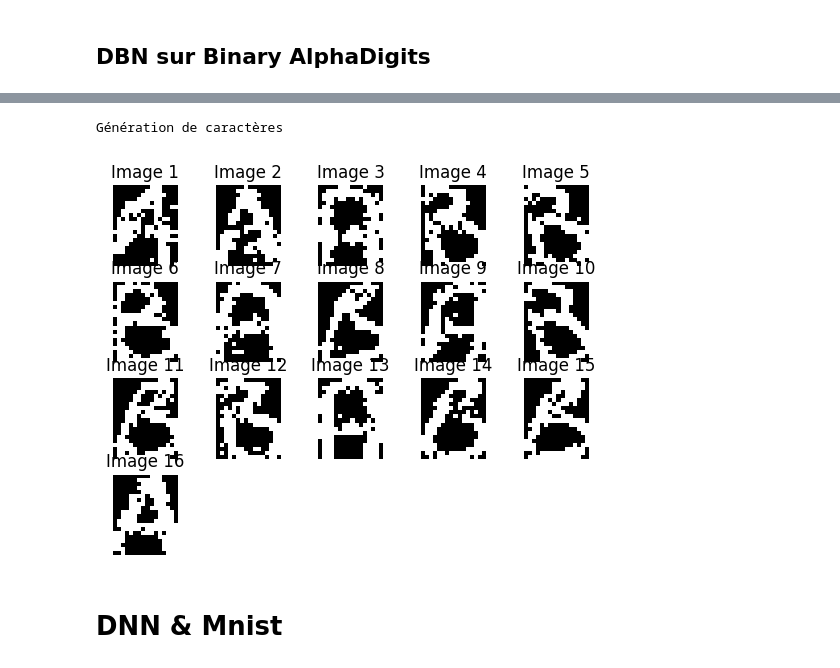
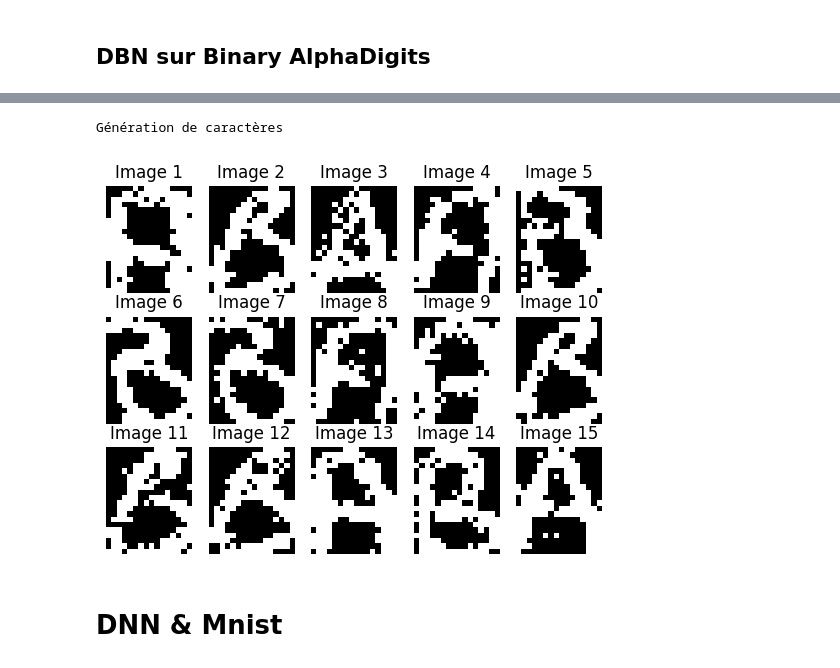
Before and after one commit to NeoSummit/deeplearning, a Jupyter notebook: code.ipynb, the cells around one changed output, grey strips where cells are left out. Cells and saved outputs as stored; diff of their text form; code cells hidden in the pictures.

```diff
--- a/code.ipynb
+++ b/code.ipynb
@@ -52,6 +26,6 @@ X.shape
 # %%
-size_img = (pixel_i, pixel_j)
-# Afficher quelques images
-idx = np.random.choice(X.shape[0], 15)
-display_images(X[idx], size_img)
+size_img = (20, 16)
+X = lire_alpha_digit(data, all_labels_num)
+indices  = np.random.choice(X.shape[0], size=10, replace=False)
+display_images(X[indices], size_img)
 # %% [output]
@@ -60,7 +34,7 @@ display_images(X[idx], size_img)
 ## RBM sur Binary AlphaDigits
 # %%
 # Initialisation du RBM
-rbm = RBM(n_visible=nb_pixels, n_hidden=100)
+rbm = RBM(n_visible=320, n_hidden=125)
 # Entraînement du RBM
 rbm.train(X, epochs=1000, batch_size=10, learning_rate=0.01)
 # %% [output]
@@ -68,7 +42,6 @@ rbm.train(X, epochs=1000, batch_size=10, learning_rate=0.01)
 # %%
 print("Génération de caractères")
 n_images = 15
-size_img = (pixel_i, pixel_j)
 generated_images = rbm.generer_donnees(n_iter=5000, n_images=n_images)
 
 # Afficher les images générées
@@ -83,10 +56,10 @@ Génération de caractères
 ## DBN sur Binary AlphaDigits
 # %%
 # Initialiser la DBN
-layer_sizes = [nb_pixels, 128, 64]  # 320 = 20*16 pixels d'entrée, couches cachées de 128 et 64
+layer_sizes = [320, 128, 64, 32]  # 320 = 20*16 pixels d'entrée, couches cachées de 128 et 64
 dbn = DBN_alpha(layer_sizes)
 
 # Entraîner la DBN
-print("Entraînement du DBN...")
+print("Entraînement du DBN")
 dbn.train_DBN(X, epochs=1000, batch_size=10, learning_rate=0.01)
 # %% [output]
@@ -98,13 +71,13 @@ Training RBM with 128 visible and 64 hidden units
 # %%
 print("Génération de caractères")
-n_images = 16
+n_images = 15
 generated_images = dbn.generate_multiple_images(n_iter=500, n_images=n_images)
 
 # Afficher les images générées
 display_images(generated_images, size_img)
 # %% [output]
 Génération de caractères
-[figure, old version]
+[figure, new version]
 # %% [markdown]
 # DNN & Mnist
 # %%
```
Also changed, not shown: parts of 15 cells of this notebook, 1 other file.
